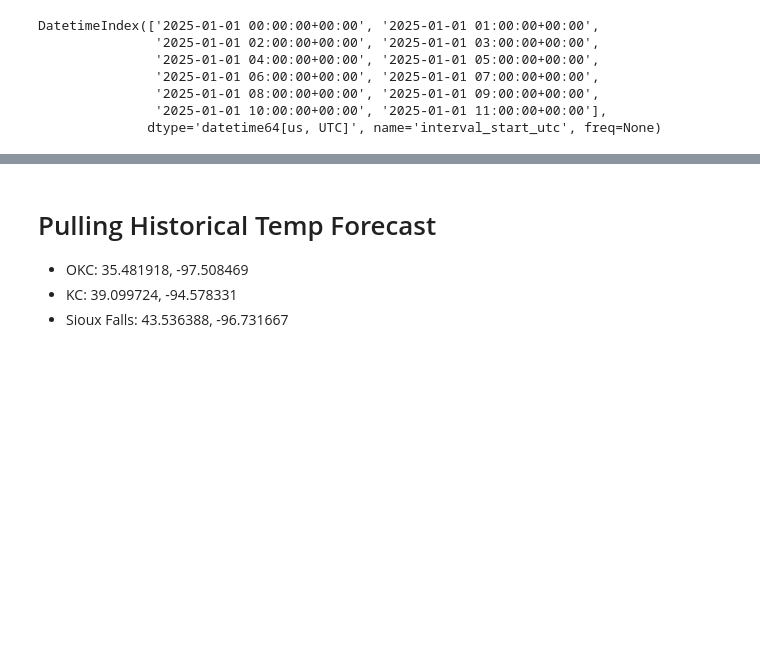
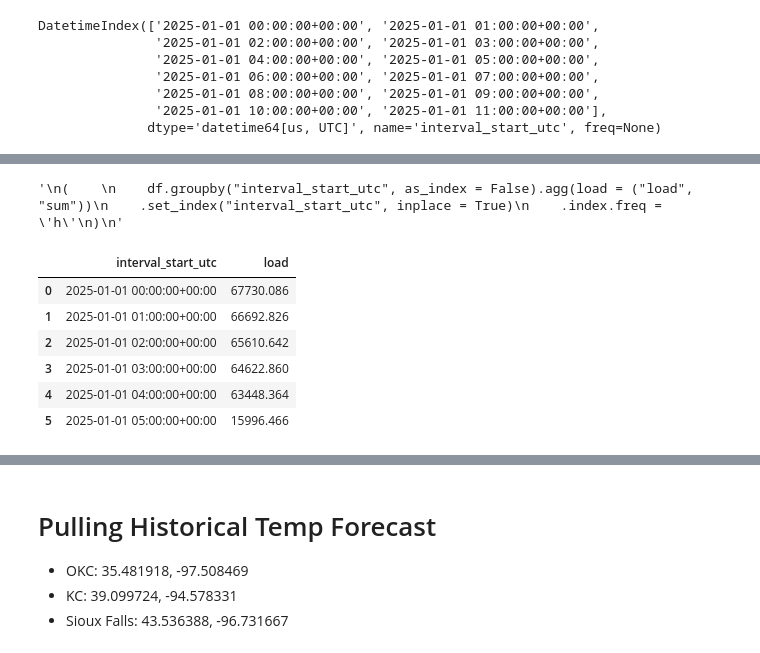
Before and after one commit to maxwellgriffith345/LoadForecast, a Jupyter notebook: notebooks/Extract.ipynb, the cells around one changed output, grey strips where cells are left out. Drawn from its saved outputs; the diff is of its cells as text; code cells hidden in the pictures; blank space fills up the shorter version.

```diff
--- a/notebooks/Extract.ipynb
+++ b/notebooks/Extract.ipynb
@@ -89,6 +91,6 @@ spp_data = client.get_dataset(
     columns = ["interval_start_utc", "balancing_area_name", "control_zone_name", "forecast_area_type", "load"],
     filter_column = "balancing_area_name",
     filter_value = "SPP",
-    limit=200
+    limit=100
 )
 # %% [output]
@@ -177,0 +200,22 @@ datetime64(precision, [timezone])
+# %%
+df = spp_data.copy()
+"""
+(
+    df.groupby("interval_start_utc", as_index = False).agg(load = ("load", "sum"))
+    .set_index("interval_start_utc", inplace = True)
+    .index.freq = 'h'
+)
+"""
+# %% [output]
+'\n(    \n    df.groupby("interval_start_utc", as_index = False).agg(load = ("load", "sum"))\n    .set_index("interval_start_utc", inplace = True)\n    .index.freq = \'h\'\n)\n'
+# %%
+#can you function chain with group by?
+df.groupby("interval_start_utc", as_index = False).agg(load = ("load", "sum"))
+# %% [output]
+|  | interval_start_utc | load |
+| 0 | 2025-01-01 00:00:00+00:00 | 67730.086 |
+| 1 | 2025-01-01 01:00:00+00:00 | 66692.826 |
+| 2 | 2025-01-01 02:00:00+00:00 | 65610.642 |
+| 3 | 2025-01-01 03:00:00+00:00 | 64622.860 |
+| 4 | 2025-01-01 04:00:00+00:00 | 63448.364 |
+| 5 | 2025-01-01 05:00:00+00:00 | 15996.466 |
```
Also changed, not shown: parts of 7 cells of this notebook, 2 other files.
